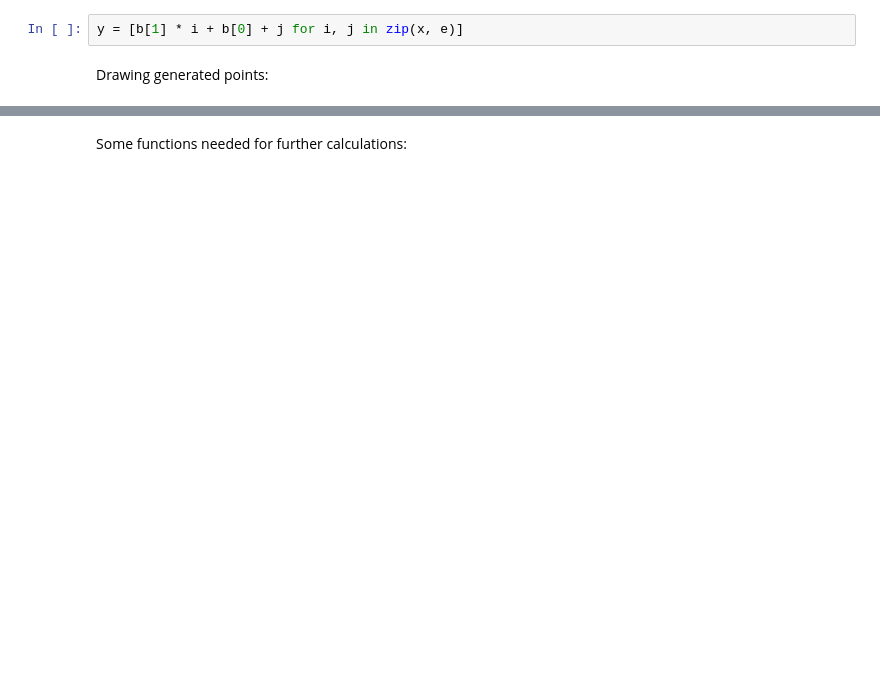
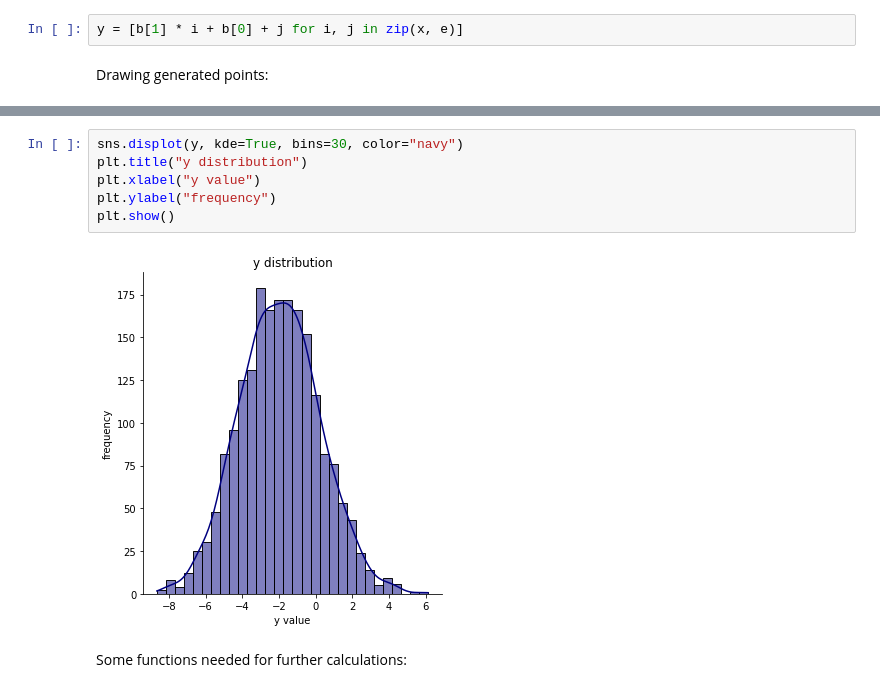
Before and after one commit to ArTeMkA-B/Learning-ML, a Jupyter notebook: Linear Regression.ipynb, the cells around one changed output, grey strips where cells are left out. Cells and saved outputs as stored; diff of their text form; blank space fills up the shorter version.

```diff
--- a/Linear Regression.ipynb
+++ b/Linear Regression.ipynb
@@ -54,3 +64,11 @@ plt.show()
+# %%
+sns.displot(y, kde=True, bins=30, color="navy")
+plt.title("y distribution")
+plt.xlabel("y value")
+plt.ylabel("frequency")
+plt.show()
+# %% [output]
+[figure, added]
 # %% [markdown]
 Some functions needed for further calculations:
 # %%
```
Also changed, not shown: parts of 21 cells of this notebook.
